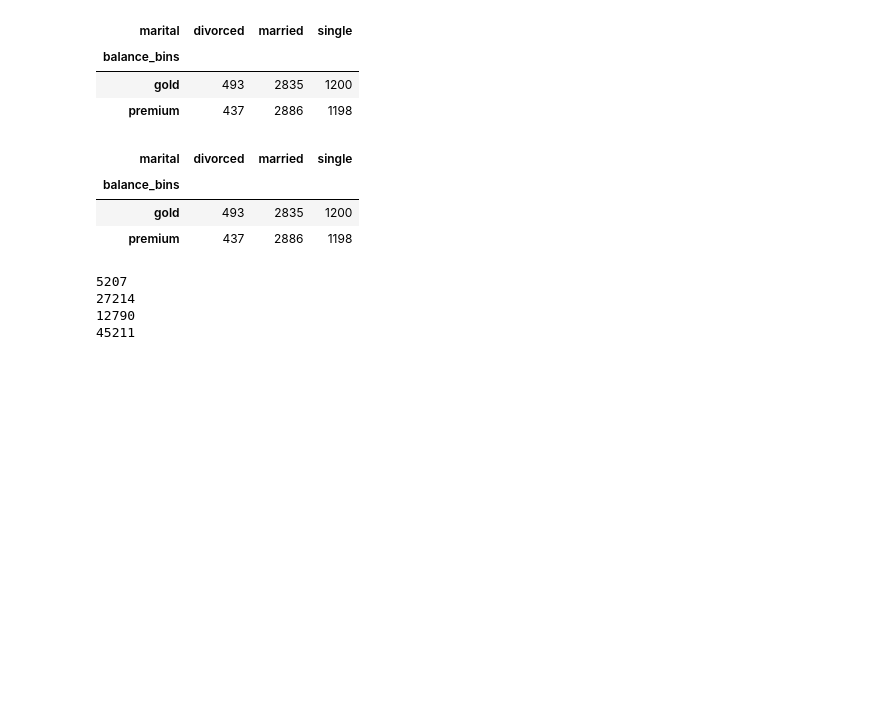
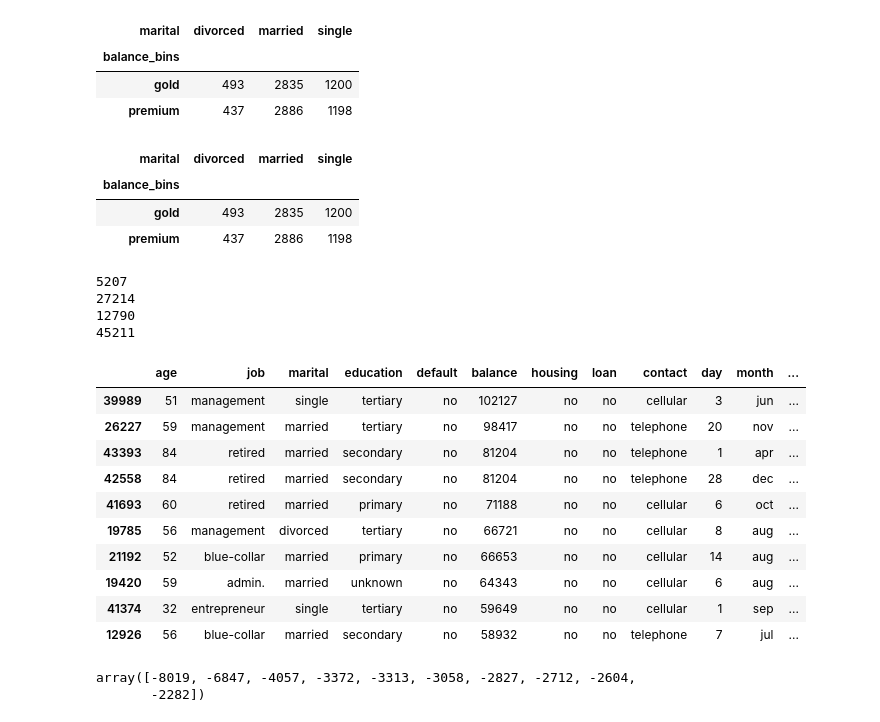
Before and after one commit to valeragabriel/TreinandoAnaliseDados, a Jupyter notebook: code/BankMarketing.ipynb, the cells around one changed output. Drawn from its saved outputs; the diff is of its cells as text; code cells hidden in the pictures; blank space fills up the shorter version.

```diff
--- a/code/BankMarketing.ipynb
+++ b/code/BankMarketing.ipynb
@@ -120,3 +120,26 @@ print(len(df['marital']))
 27214
 12790
 45211
+# %%
+#CLientes com os 10 maiores saldos
+balance_10 = df.sort_values(by='balance', ascending=False).head(10)
+balance_10
+# %% [output]
+|  | age | job | marital | education | default | balance | housing | loan | contact | day | month | ... |
+| 39989 | 51 | management | single | tertiary | no | 102127 | no | no | cellular | 3 | jun | ... |
+| 26227 | 59 | management | married | tertiary | no | 98417 | no | no | telephone | 20 | nov | ... |
+| 43393 | 84 | retired | married | secondary | no | 81204 | no | no | telephone | 1 | apr | ... |
+| 42558 | 84 | retired | married | secondary | no | 81204 | no | no | telephone | 28 | dec | ... |
+| 41693 | 60 | retired | married | primary | no | 71188 | no | no | cellular | 6 | oct | ... |
+| 19785 | 56 | management | divorced | tertiary | no | 66721 | no | no | cellular | 8 | aug | ... |
+| 21192 | 52 | blue-collar | married | primary | no | 66653 | no | no | cellular | 14 | aug | ... |
+| 19420 | 59 | admin. | married | unknown | no | 64343 | no | no | cellular | 6 | aug | ... |
+| 41374 | 32 | entrepreneur | single | tertiary | no | 59649 | no | no | cellular | 1 | sep | ... |
+| 12926 | 56 | blue-collar | married | secondary | no | 58932 | no | no | telephone | 7 | jul | ... |
+# %%
+#Clientes com os 10 menores saldos
+balance_menos_10 = df['balance'].nsmallest(10).unique()
+balance_menos_10
+# %% [output]
+array([-8019, -6847, -4057, -3372, -3313, -3058, -2827, -2712, -2604,
+       -2282])
```
Also changed, not shown: parts of 2 cells of this notebook.
